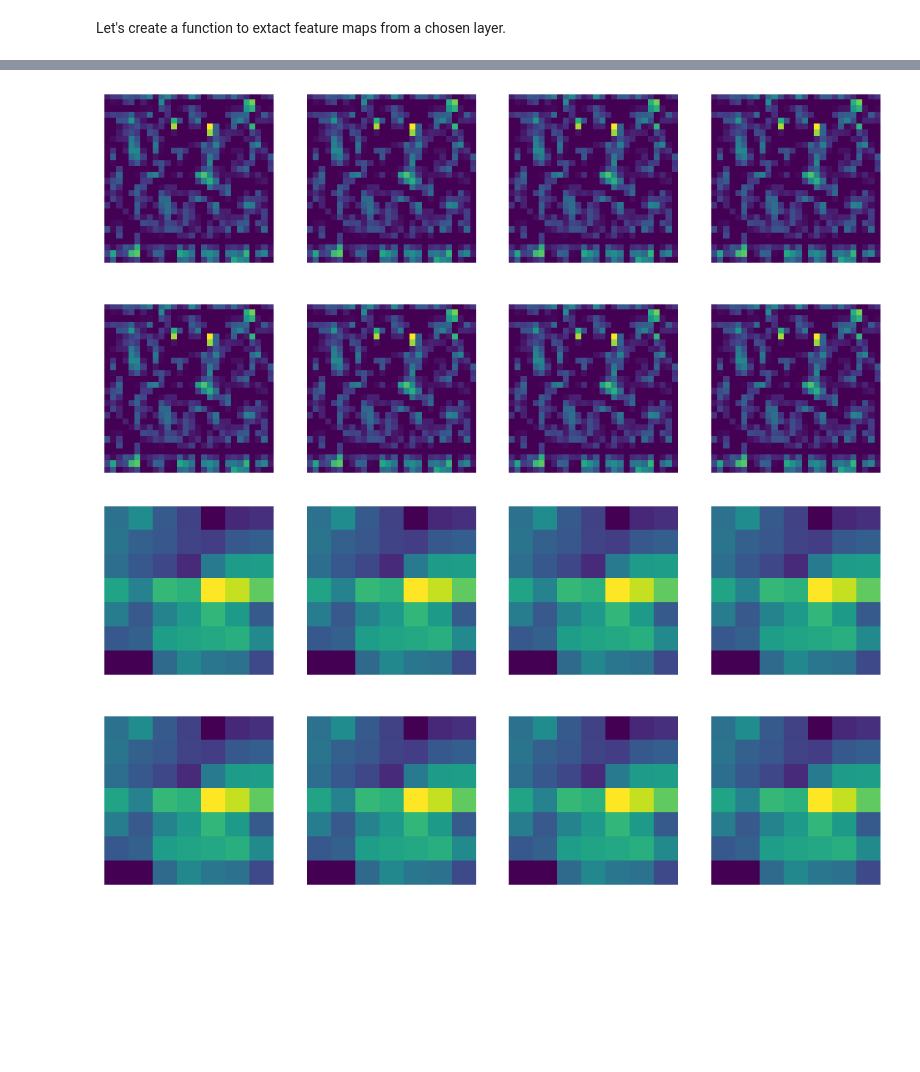
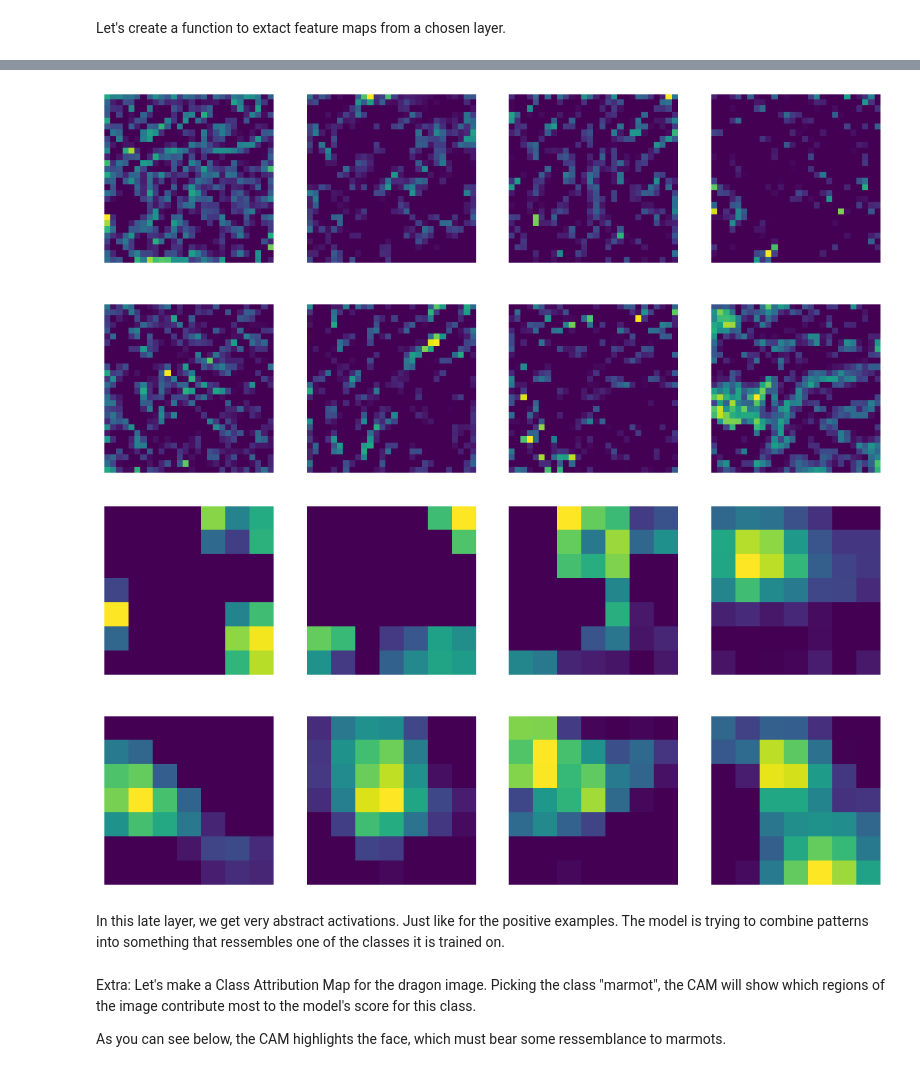
Before and after one commit to JuliaMoa/ML-Assignment2, a Jupyter notebook: report.ipynb, the cells around one changed output, grey strips where cells are left out. Saved outputs shown, nothing was run; the diff lists cells and outputs as text; code cells hidden in the pictures; blank space fills up the shorter version.

Commit message:
finished analysis for feature visualization

```diff
--- a/report.ipynb
+++ b/report.ipynb
@@ -246,6 +246,6 @@ def visualize_feature_maps(model, layer, img_path, num_maps=8):
     plt.figure(figsize=(12,6))
     for i in range(num_maps): # each feature map is a pic that shows what the layer reacts to
         plt.subplot(2, num_maps//2, i+1)
-        plt.imshow(fmap[1], cmap='viridis')
+        plt.imshow(fmap[i], cmap='viridis')
         plt.axis('off')
     plt.show()
@@ -298,8 +322,14 @@ visualize_feature_maps(model, model.layer1[0], "pictures/hamster.jpg")
 # %%
-visualize_feature_maps(model, model.layer2[-1], "pictures/hamster.jpg")
+visualize_feature_maps(model, model.layer2[-1], "pictures/dragon.jpeg")
 # %% [output]
-[figure, old version]
+[figure, new version]
 # %%
-visualize_feature_maps(model, model.layer4[-1], "pictures/hamster.jpg")
+visualize_feature_maps(model, model.layer4[-1], "pictures/dragon.jpeg")
 # %% [output]
-[figure, old version]
+[figure, new version]
+# %% [markdown]
+In this late layer, we get very abstract activations. Just like for the positive examples. The model is trying to combine patterns into something that ressembles one of the classes it is trained on.
+# %% [markdown]
+Extra: Let's make a Class Attribution Map for the dragon image. Picking the class "marmot", the CAM will show which regions of the image contribute most to the model's score for this class.
+
+As you can see below, the CAM highlights the face, which must bear some ressemblance to marmots.
```
Also changed, not shown: parts of 20 cells of this notebook.
